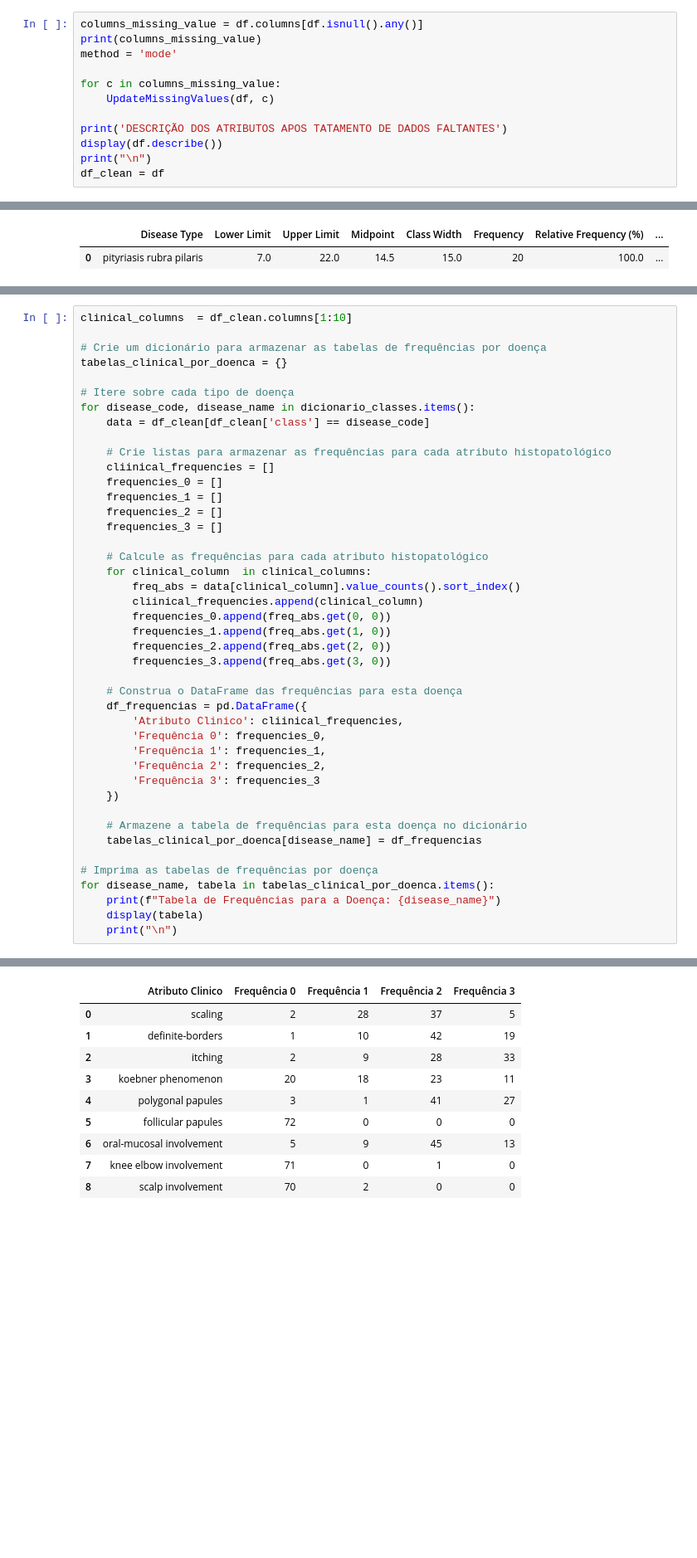
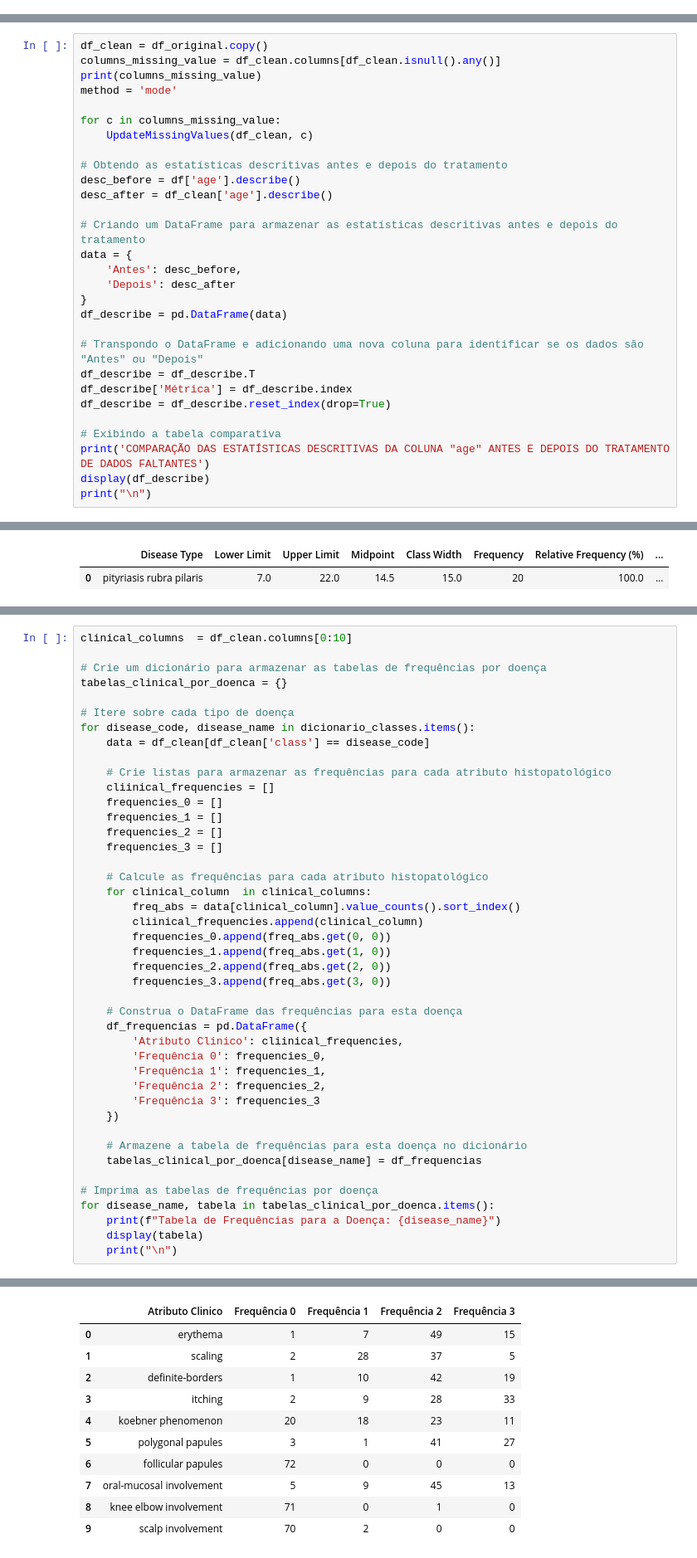
Before and after one commit to giovannaFantacini/KDD_DatasetDermatology, a Jupyter notebook: Mineracao.ipynb, the cells around one changed output, grey strips where cells are left out. Shown at 83% size. Drawn from its saved outputs; the diff is of its cells as text; blank space fills up the shorter version.

```diff
--- a/Mineracao.ipynb
+++ b/Mineracao.ipynb
@@ -220,12 +246,0 @@ DIFERENÇA NA DESCRIÇÃO DOS ATRIBUTOS DA COLUNA COM DADOS FALTANTES
-# %%
-columns_missing_value = df.columns[df.isnull().any()]
-print(columns_missing_value)
-method = 'mode'
-
-for c in columns_missing_value:
-    UpdateMissingValues(df, c)
-
-print('DESCRIÇÃO DOS ATRIBUTOS APOS TATAMENTO DE DADOS FALTANTES')
-display(df.describe())
-print("\n")
-df_clean = df
@@ -244,0 +247,29 @@ DESCRIÇÃO DOS ATRIBUTOS APOS TATAMENTO DE DADOS FALTANTES
+# %%
+df_clean = df_original.copy()
+columns_missing_value = df_clean.columns[df_clean.isnull().any()]
+print(columns_missing_value)
+method = 'mode'
+
+for c in columns_missing_value:
+    UpdateMissingValues(df_clean, c)
+
+# Obtendo as estatísticas descritivas antes e depois do tratamento
+desc_before = df['age'].describe()
+desc_after = df_clean['age'].describe()
+
+# Criando um DataFrame para armazenar as estatísticas descritivas antes e depois do tratamento
+data = {
+    'Antes': desc_before,
+    'Depois': desc_after
+}
+df_describe = pd.DataFrame(data)
+
+# Transpondo o DataFrame e adicionando uma nova coluna para identificar se os dados são "Antes" ou "Depois"
+df_describe = df_describe.T
+df_describe['Métrica'] = df_describe.index
+df_describe = df_describe.reset_index(drop=True)
+
+# Exibindo a tabela comparativa
+print('COMPARAÇÃO DAS ESTATÍSTICAS DESCRITIVAS DA COLUNA "age" ANTES E DEPOIS DO TRATAMENTO DE DADOS FALTANTES')
+display(df_describe)
+print("\n")
@@ -971,7 +999,7 @@ Tabela de Frequências para a Doença: pityriasis rubra pilaris
 | 20 | inflammatory monoluclear infiltrate | 1 | 7 | 11 | 1 |
 | 21 | band-like infiltrate | 19 | 1 | 0 | 0 |
 # %%
-clinical_columns  = df_clean.columns[1:10]
+clinical_columns  = df_clean.columns[0:10]
 
 # Crie um dicionário para armazenar as tabelas de frequências por doença
 tabelas_clinical_por_doenca = {}
@@ -1039,13 +1069,14 @@ Tabela de Frequências para a Doença: seboreic dermatitis
 Tabela de Frequências para a Doença: lichen planus
 |  | Atributo Clinico | Frequência 0 | Frequência 1 | Frequência 2 | Frequência 3 |
-| 0 | scaling | 2 | 28 | 37 | 5 |
-| 1 | definite-borders | 1 | 10 | 42 | 19 |
-| 2 | itching | 2 | 9 | 28 | 33 |
-| 3 | koebner phenomenon | 20 | 18 | 23 | 11 |
-| 4 | polygonal papules | 3 | 1 | 41 | 27 |
-| 5 | follicular papules | 72 | 0 | 0 | 0 |
-| 6 | oral-mucosal involvement | 5 | 9 | 45 | 13 |
-| 7 | knee elbow involvement | 71 | 0 | 1 | 0 |
-| 8 | scalp involvement | 70 | 2 | 0 | 0 |
+| 0 | erythema | 1 | 7 | 49 | 15 |
+| 1 | scaling | 2 | 28 | 37 | 5 |
+| 2 | definite-borders | 1 | 10 | 42 | 19 |
+| 3 | itching | 2 | 9 | 28 | 33 |
+| 4 | koebner phenomenon | 20 | 18 | 23 | 11 |
+| 5 | polygonal papules | 3 | 1 | 41 | 27 |
+| 6 | follicular papules | 72 | 0 | 0 | 0 |
+| 7 | oral-mucosal involvement | 5 | 9 | 45 | 13 |
+| 8 | knee elbow involvement | 71 | 0 | 1 | 0 |
+| 9 | scalp involvement | 70 | 2 | 0 | 0 |
 Tabela de Frequências para a Doença: pityriasis rosea
 |  | Atributo Clinico | Frequência 0 | Frequência 1 | Frequência 2 | Frequência 3 |
```
Also changed, not shown: parts of 14 cells of this notebook.
